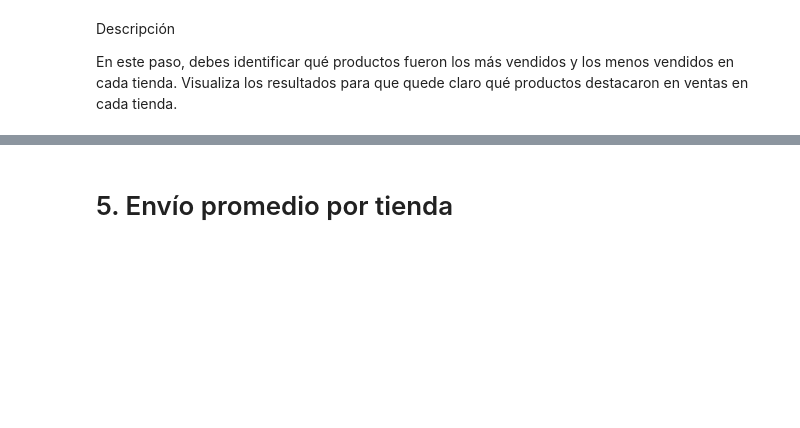
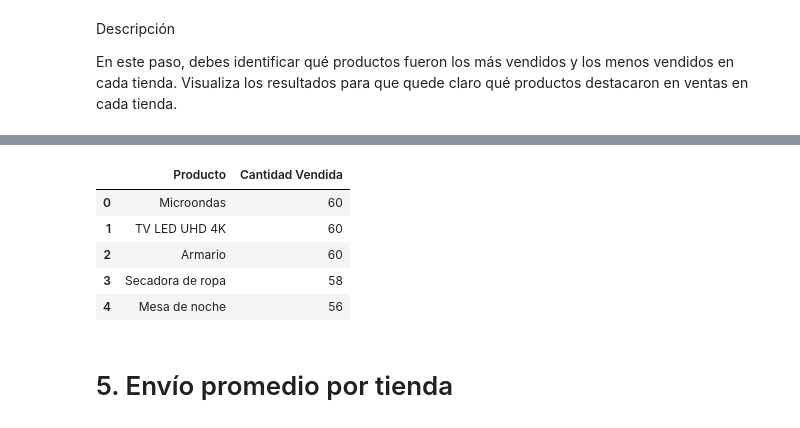
Before and after one commit to LejImkoaj/challenge1-data-science-alura-store-latam, a Jupyter notebook: AluraStoreLatam.ipynb, the cells around one changed output, grey strips where cells are left out. Drawn from its saved outputs; the diff is of its cells as text; code cells hidden in the pictures; blank space fills up the shorter version.

Commit message:
productos mas y menos vendidos

```diff
--- a/AluraStoreLatam.ipynb
+++ b/AluraStoreLatam.ipynb
@@ -262,5 +262,17 @@ tienda.head(3)
 | 0 | Asistente virtual | Electrónicos | 164300.0 | 6900.0 | 16/01/2021 | Pedro Gomez | Bogotá | ... |
 | 1 | Mesa de comedor | Muebles | 192300.0 | 8400.0 | 18/05/2022 | Beatriz Morales | Medellín | ... |
 | 2 | Juego de mesa | Juguetes | 209600.0 | 15900.0 | 15/03/2021 | Juan Fernandez | Cartagena | ... |
+# %%
+productos_mas_y_menos_vendidos = tienda["Producto"].value_counts().reset_index(name='Cantidad Vendida')
+productos_mas_y_menos_vendidos.columns = ['Producto', 'Cantidad Vendida']
+productos_mas_y_menos_vendidos_sorted = productos_mas_y_menos_vendidos.sort_values(by='Cantidad Vendida', ascending=False)
+productos_mas_y_menos_vendidos_sorted.head()
+# %% [output]
+|  | Producto | Cantidad Vendida |
+| 0 | Microondas | 60 |
+| 1 | TV LED UHD 4K | 60 |
+| 2 | Armario | 60 |
+| 3 | Secadora de ropa | 58 |
+| 4 | Mesa de noche | 56 |
 # %% [markdown]
 # 5. Envío promedio por tienda
```
